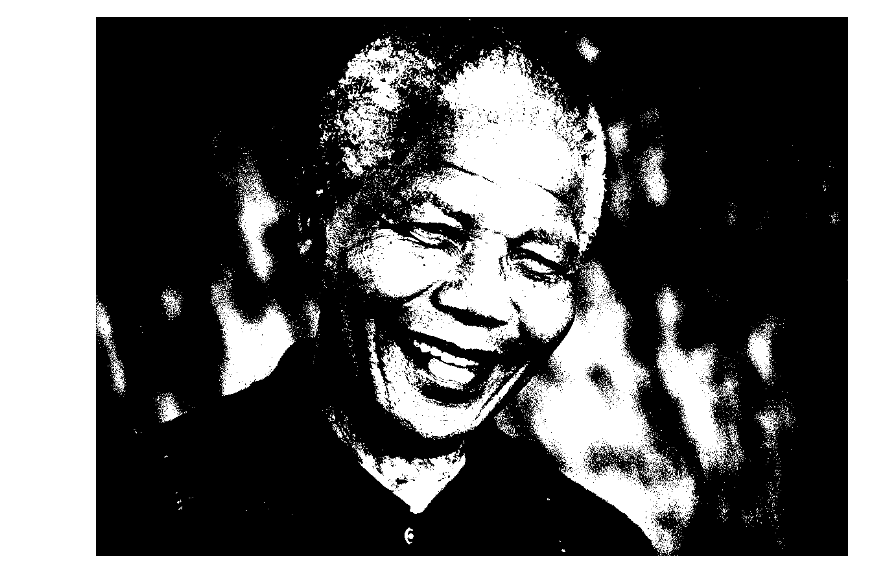
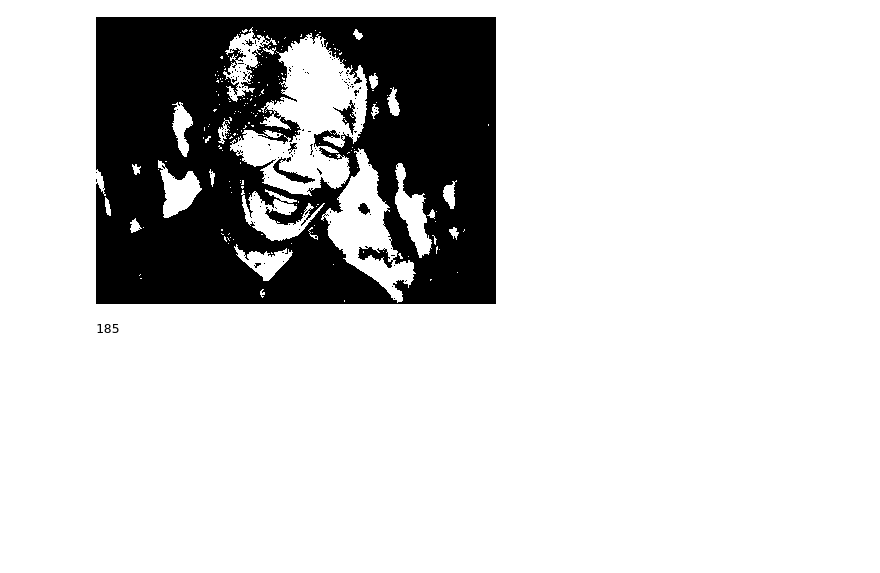
Before and after one commit to oliveira-silva-lucas/reducao-dimensionalidade, a Jupyter notebook: reducao-dimensionalidade.ipynb, the cells around one changed output. Saved outputs shown, nothing was run; the diff lists cells and outputs as text; code cells hidden in the pictures; blank space fills up the shorter version.

```diff
--- a/reducao-dimensionalidade.ipynb
+++ b/reducao-dimensionalidade.ipynb
@@ -26,16 +26,17 @@ def binarizar_imagem(imagem_cinza, limiar=127):
 # %%
 from PIL import Image
 from IPython.display import display
 
 imagem =Image.open("mandela.jpg")
 display(imagem)
 
 tons_cinza = converter_para_cinza(imagem)
 display(tons_cinza)
 
 binarizada = binarizar_imagem(tons_cinza)
-display(binarizada)
+display(binarizada,185)
 # %% [output]
 [figure]
 [figure]
-[figure, old version]
+[figure, new version]
+185
```
